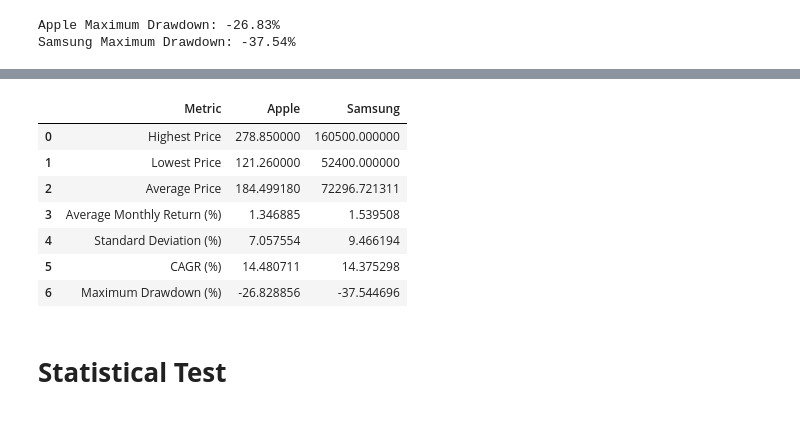
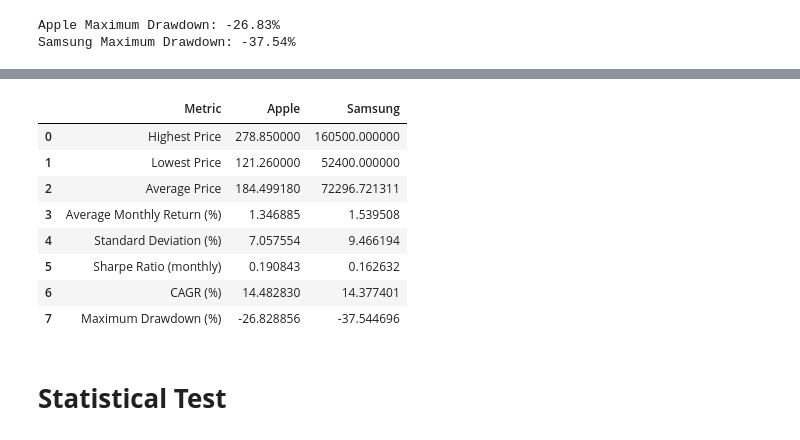
Before and after one commit to kazimalizaidi/apple-vs-samsung-stock-analysis, a Jupyter notebook: notebook/Apple&Samsung_StockPrice_DataAnalysis.ipynb, the cells around one changed output, grey strips where cells are left out. Cells and saved outputs as stored; diff of their text form; code cells hidden in the pictures.

```diff
--- a/notebook/Apple&Samsung_StockPrice_DataAnalysis.ipynb
+++ b/notebook/Apple&Samsung_StockPrice_DataAnalysis.ipynb
@@ -1,12 +1,12 @@
 # %%
 import pandas as pd
 import numpy as np
-
 import matplotlib.pyplot as plt
 import seaborn as sns
 
 
-df = pd.read_excel("Samsung_Apple_Stock_Analysis.xlsx")
+apple = pd.read_excel("Samsung_Apple_Stock_Analysis.xlsx", sheet_name="Apple")
+samsung = pd.read_excel("Samsung_Apple_Stock_Analysis.xlsx", sheet_name="Samsung")
 # %% [markdown]
 # **Introduction**
 
@@ -562,0 +502,6 @@ plt.show()
+# %%
+apple_sharpe = apple['Change %'].mean() / apple['Change %'].std()
+samsung_sharpe = samsung['Change %'].mean() / samsung['Change %'].std()
+
+print(f"Apple Sharpe Ratio (monthly): {apple_sharpe:.2f}")
+print(f"Samsung Sharpe Ratio (monthly): {samsung_sharpe:.2f}")
@@ -563,7 +511,7 @@ plt.show()
 # %% [markdown]
 # **Compound Annual Growth Rate (CAGR)**
 # %%
-years = 5
+years = (apple['Date'].iloc[-1] - apple['Date'].iloc[0]).days / 365.25
 
 apple_cagr = (
     (apple['Price'].iloc[-1] / apple['Price'].iloc[0]) ** (1/years) - 1
@@ -573,6 +521,7 @@ samsung_cagr = (
     (samsung['Price'].iloc[-1] / samsung['Price'].iloc[0]) ** (1/years) - 1
 ) * 100
 
+print(f"Period covered: {years:.2f} years")
 print(f"Apple CAGR: {apple_cagr:.2f}%")
 print(f"Samsung CAGR: {samsung_cagr:.2f}%")
 # %% [output]
@@ -610,6 +561,7 @@ summary = pd.DataFrame({
 'Average Price',
 'Average Monthly Return (%)',
 'Standard Deviation (%)',
+'Sharpe Ratio (monthly)',
 'CAGR (%)',
 'Maximum Drawdown (%)'
 
@@ -622,35 +574,38 @@ apple['Price'].min(),
 apple['Price'].mean(),
 apple['Change %'].mean()*100,
 apple['Change %'].std()*100,
+apple_sharpe,
 apple_cagr,
 apple_dd
 
 ],
 
 'Samsung':[
 
 samsung['Price'].max(),
 samsung['Price'].min(),
 samsung['Price'].mean(),
 samsung['Change %'].mean()*100,
 samsung['Change %'].std()*100,
+samsung_sharpe,
 samsung_cagr,
 samsung_dd
 
 ]
 
 })
 
 summary
 # %% [output]
 |  | Metric | Apple | Samsung |
 | 0 | Highest Price | 278.850000 | 160500.000000 |
 | 1 | Lowest Price | 121.260000 | 52400.000000 |
 | 2 | Average Price | 184.499180 | 72296.721311 |
 | 3 | Average Monthly Return (%) | 1.346885 | 1.539508 |
 | 4 | Standard Deviation (%) | 7.057554 | 9.466194 |
-| 5 | CAGR (%) | 14.480711 | 14.375298 |
-| 6 | Maximum Drawdown (%) | -26.828856 | -37.544696 |
+| 5 | Sharpe Ratio (monthly) | 0.190843 | 0.162632 |
+| 6 | CAGR (%) | 14.482830 | 14.377401 |
+| 7 | Maximum Drawdown (%) | -26.828856 | -37.544696 |
 # %% [markdown]
 # **Statistical Test**
 # %%
```
Also changed, not shown: parts of 23 cells of this notebook, 15 other files.
